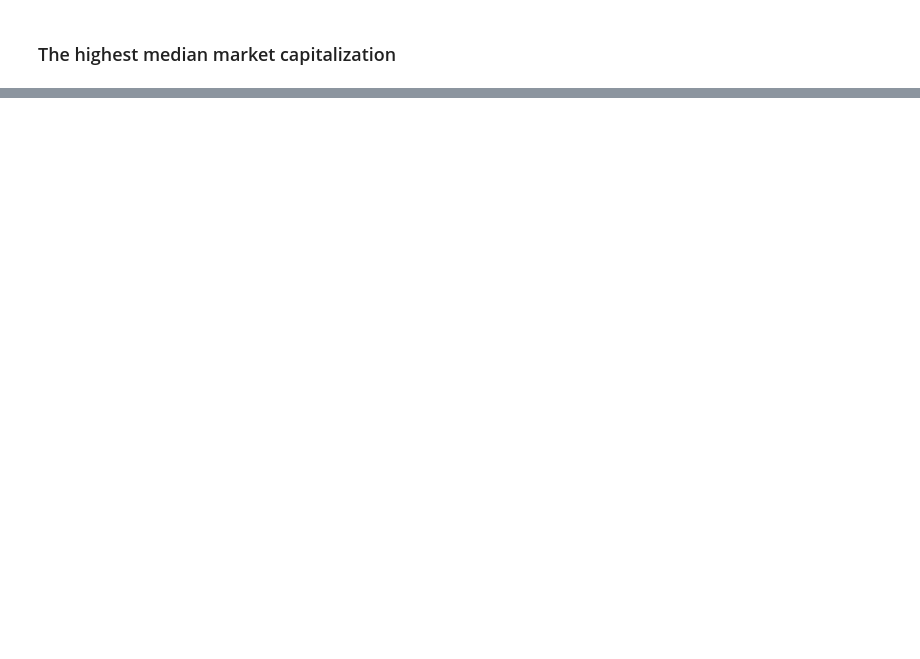
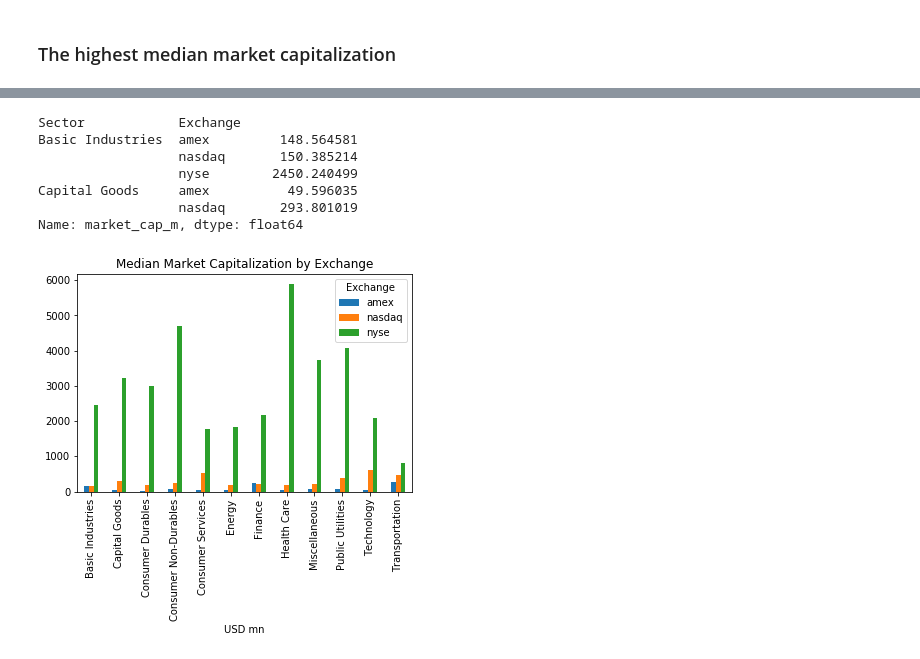
Before and after one commit to Ysbail/Finances, a Jupyter notebook: Descriptive stats/median_market_capitalization.ipynb, the cells around one changed output, grey strips where cells are left out. Drawn from its saved outputs; the diff is of its cells as text; code cells hidden in the pictures; blank space fills up the shorter version.

```diff
--- a/Descriptive stats/median_market_capitalization.ipynb
+++ b/Descriptive stats/median_market_capitalization.ipynb
@@ -12,6 +12,9 @@ listings.head(2)
 | 1 | 1 | FAX | Aberdeen Asia-Pacific Income Fund... | 5.00 | 1.266333e+09 | 1986.0 | NaN | NaN | ... |
 # %% [markdown]
 ### The highest median market capitalization
+# %%
+listings['market_cap_m'] = listings['Market Capitalization'].div(1e6)
+listings = listings.drop('Market Capitalization', axis=1)
 # %%
 exchanges = ['amex', 'nasdaq', 'nyse']
 
@@ -33 +37,21 @@ for exchange in exchanges:
 [figure]
+# %%
+by_sector_exchange = listings.groupby(['Sector', 'Exchange'])
+
+mcap_by_sector_exchange = by_sector_exchange.market_cap_m.median()
+
+print(mcap_by_sector_exchange.head())
+
+mcap_unstacked = mcap_by_sector_exchange.unstack()
+mcap_unstacked.plot(kind='bar', title='Median Market Capitalization by Exchange')
+plt.xlabel('USD mn')
+plt.show()
+# %% [output]
+Sector            Exchange
+Basic Industries  amex         148.564581
+                  nasdaq       150.385214
+                  nyse        2450.240499
+Capital Goods     amex          49.596035
+                  nasdaq       293.801019
+Name: market_cap_m, dtype: float64
+[figure, added]
```
Also changed, not shown: parts of 1 cell of this notebook.
